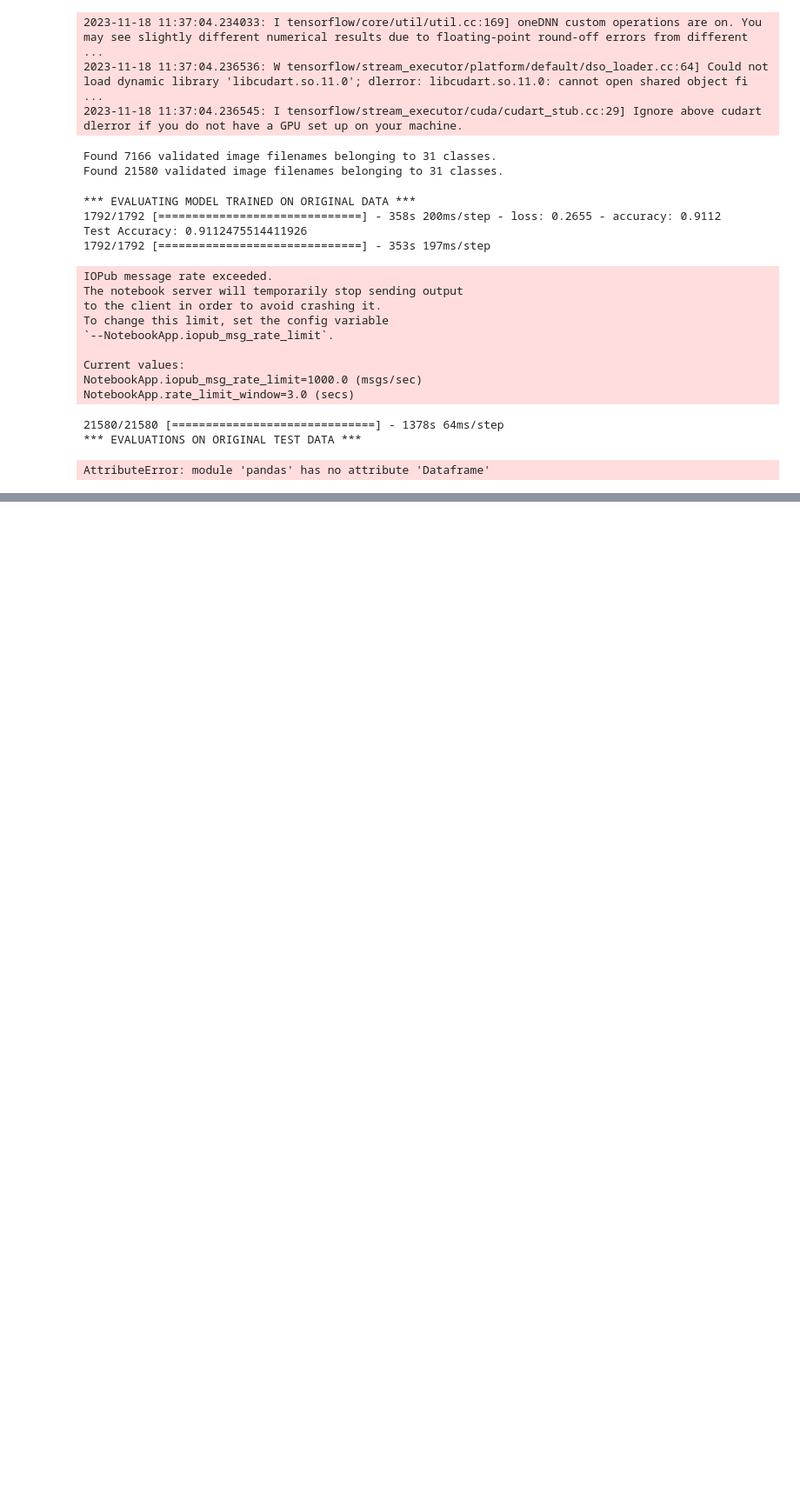
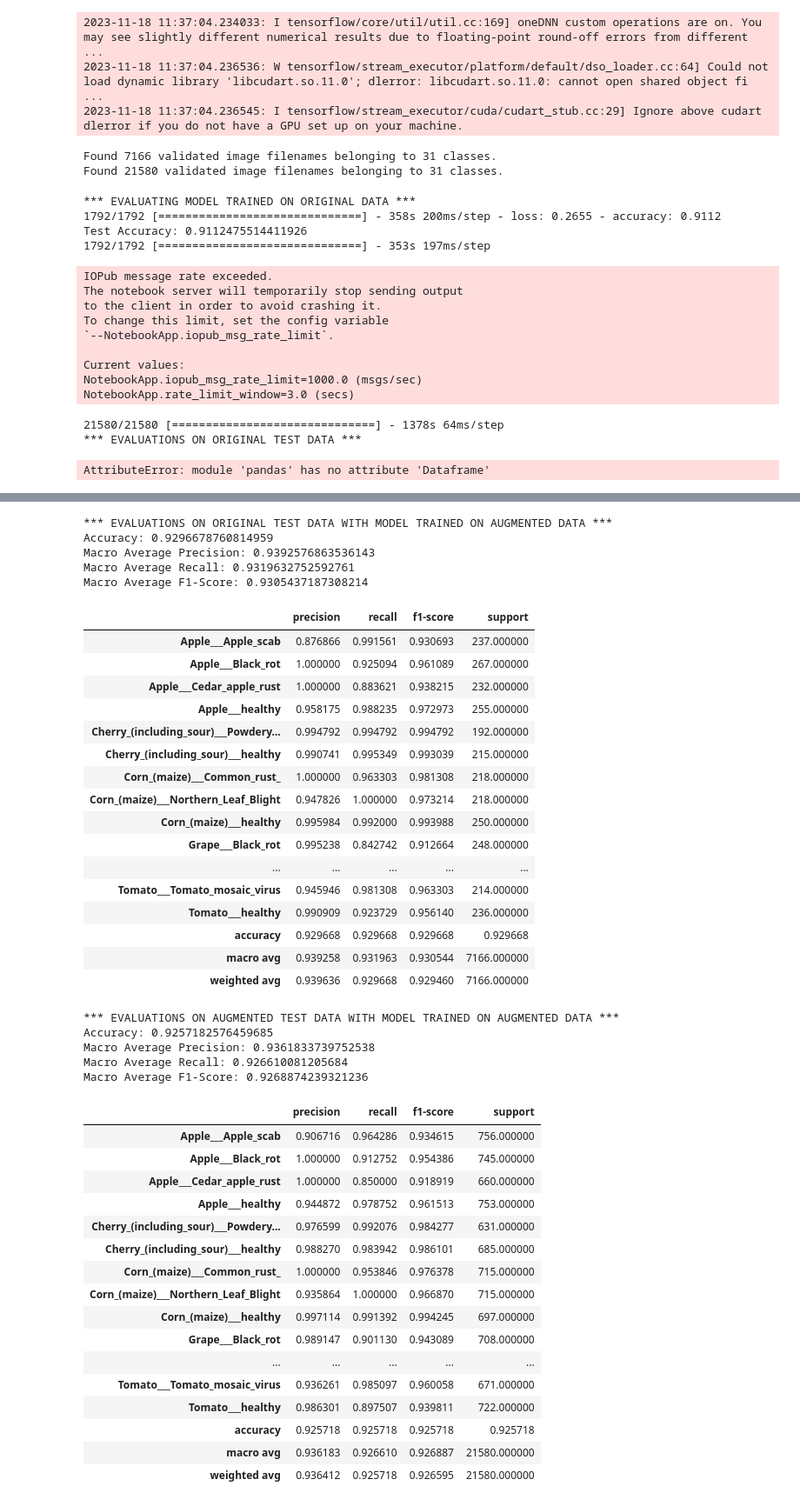
Before and after one commit to kkogan/cs435_Project, a Jupyter notebook: analysis/model_eval.ipynb, the cells around one changed output, grey strips where cells are left out. Shown: that part at 87% size. Drawn from its saved outputs; the diff is of its cells as text; code cells hidden in the pictures; blank space fills up the shorter version.

```diff
--- a/analysis/model_eval.ipynb
+++ b/analysis/model_eval.ipynb
@@ -59,9 +59,6 @@ Found 21580 validated image filenames belonging to 31 classes.
 # %%
 # Basic metrics: accuracy, precision, recall, f1-score
 def evaluate_model_metrics(model, test_generator):
-    accuracy = model.evaluate(test_generator)[1]
-    print(f"Test Accuracy: {accuracy}")
-
     predictions = model.predict(test_generator)
     predicted_classes = [np.argmax(pred) for pred in predictions]
 
@@ -191,24 +194,65 @@ Test Accuracy: 0.9296678900718689
 # %%
-print("*** EVALUATIONS ON ORIGINAL TEST DATA ***")
+print("*** EVALUATIONS ON ORIGINAL TEST DATA WITH MODEL TRAINED ON AUGMENTED DATA ***")
 aug_orig_df = pd.DataFrame(aug_orig_test_report).transpose()
 
-mean_precision_aug_orig = np.mean(aug_orig_df["precision"])
-print(f"Mean Precision: {mean_precision_aug_orig}")
-mean_recall_aug_orig = np.mean(aug_orig_df["recall"])
-print(f"Mean Recall: {mean_recall_aug_orig}")
-mean_f1_aug_orig = np.mean(aug_orig_df["f1-score"])
-print(f"Mean F1-Score: {mean_f1_aug_orig}")
+print(f"Accuracy: {aug_orig_df.loc['accuracy', 'precision']}")
+print(f"Macro Average Precision: {aug_orig_df.loc['macro avg', 'precision']}")
+print(f"Macro Average Recall: {aug_orig_df.loc['macro avg', 'recall']}")
+print(f"Macro Average F1-Score: {aug_orig_df.loc['macro avg', 'f1-score']}")
 
 display(aug_orig_df)
 
-print("*** EVALUATIONS ON AUGMENTED TEST DATA ***")
+print("*** EVALUATIONS ON AUGMENTED TEST DATA WITH MODEL TRAINED ON AUGMENTED DATA ***")
 aug_aug_df = pd.DataFrame(aug_aug_test_report).transpose()
 
-mean_precision_aug_aug = np.mean(aug_aug_df["precision"])
-print(f"Mean Precision: {mean_precision_aug_aug}")
-mean_recall_aug_aug = np.mean(aug_aug_df["recall"])
-print(f"Mean Recall: {mean_recall_aug_aug}")
-mean_f1_aug_aug = np.mean(aug_aug_df["f1-score"])
-print(f"Mean F1-Score: {mean_f1_aug_aug}")
+print(f"Accuracy: {aug_aug_df.loc['accuracy', 'precision']}")
+print(f"Macro Average Precision: {aug_aug_df.loc['macro avg', 'precision']}")
+print(f"Macro Average Recall: {aug_aug_df.loc['macro avg', 'recall']}")
+print(f"Macro Average F1-Score: {aug_aug_df.loc['macro avg', 'f1-score']}")
 
 display(aug_aug_df)
+# %% [output]
+*** EVALUATIONS ON ORIGINAL TEST DATA WITH MODEL TRAINED ON AUGMENTED DATA ***
+Accuracy: 0.9296678760814959
+Macro Average Precision: 0.9392576863536143
+Macro Average Recall: 0.9319632752592761
+Macro Average F1-Score: 0.9305437187308214
+|  | precision | recall | f1-score | support |
+| Apple___Apple_scab | 0.876866 | 0.991561 | 0.930693 | 237.000000 |
+| Apple___Black_rot | 1.000000 | 0.925094 | 0.961089 | 267.000000 |
+| Apple___Cedar_apple_rust | 1.000000 | 0.883621 | 0.938215 | 232.000000 |
+| Apple___healthy | 0.958175 | 0.988235 | 0.972973 | 255.000000 |
+| Cherry_(including_sour)___Powdery... | 0.994792 | 0.994792 | 0.994792 | 192.000000 |
+| Cherry_(including_sour)___healthy | 0.990741 | 0.995349 | 0.993039 | 215.000000 |
+| Corn_(maize)___Common_rust_ | 1.000000 | 0.963303 | 0.981308 | 218.000000 |
+| Corn_(maize)___Northern_Leaf_Blight | 0.947826 | 1.000000 | 0.973214 | 218.000000 |
+| Corn_(maize)___healthy | 0.995984 | 0.992000 | 0.993988 | 250.000000 |
+| Grape___Black_rot | 0.995238 | 0.842742 | 0.912664 | 248.000000 |
+| ... | ... | ... | ... | ... |
+| Tomato___Tomato_mosaic_virus | 0.945946 | 0.981308 | 0.963303 | 214.000000 |
+| Tomato___healthy | 0.990909 | 0.923729 | 0.956140 | 236.000000 |
+| accuracy | 0.929668 | 0.929668 | 0.929668 | 0.929668 |
+| macro avg | 0.939258 | 0.931963 | 0.930544 | 7166.000000 |
+| weighted avg | 0.939636 | 0.929668 | 0.929460 | 7166.000000 |
+*** EVALUATIONS ON AUGMENTED TEST DATA WITH MODEL TRAINED ON AUGMENTED DATA ***
+Accuracy: 0.9257182576459685
+Macro Average Precision: 0.9361833739752538
+Macro Average Recall: 0.926610081205684
+Macro Average F1-Score: 0.9268874239321236
+|  | precision | recall | f1-score | support |
+| Apple___Apple_scab | 0.906716 | 0.964286 | 0.934615 | 756.000000 |
+| Apple___Black_rot | 1.000000 | 0.912752 | 0.954386 | 745.000000 |
+| Apple___Cedar_apple_rust | 1.000000 | 0.850000 | 0.918919 | 660.000000 |
+| Apple___healthy | 0.944872 | 0.978752 | 0.961513 | 753.000000 |
+| Cherry_(including_sour)___Powdery... | 0.976599 | 0.992076 | 0.984277 | 631.000000 |
+| Cherry_(including_sour)___healthy | 0.988270 | 0.983942 | 0.986101 | 685.000000 |
+| Corn_(maize)___Common_rust_ | 1.000000 | 0.953846 | 0.976378 | 715.000000 |
+| Corn_(maize)___Northern_Leaf_Blight | 0.935864 | 1.000000 | 0.966870 | 715.000000 |
+| Corn_(maize)___healthy | 0.997114 | 0.991392 | 0.994245 | 697.000000 |
+| Grape___Black_rot | 0.989147 | 0.901130 | 0.943089 | 708.000000 |
+| ... | ... | ... | ... | ... |
+| Tomato___Tomato_mosaic_virus | 0.936261 | 0.985097 | 0.960058 | 671.000000 |
+| Tomato___healthy | 0.986301 | 0.897507 | 0.939811 | 722.000000 |
+| accuracy | 0.925718 | 0.925718 | 0.925718 | 0.925718 |
+| macro avg | 0.936183 | 0.926610 | 0.926887 | 21580.000000 |
+| weighted avg | 0.936412 | 0.925718 | 0.926595 | 21580.000000 |
```
Also changed, not shown: parts of 2 cells of this notebook.
